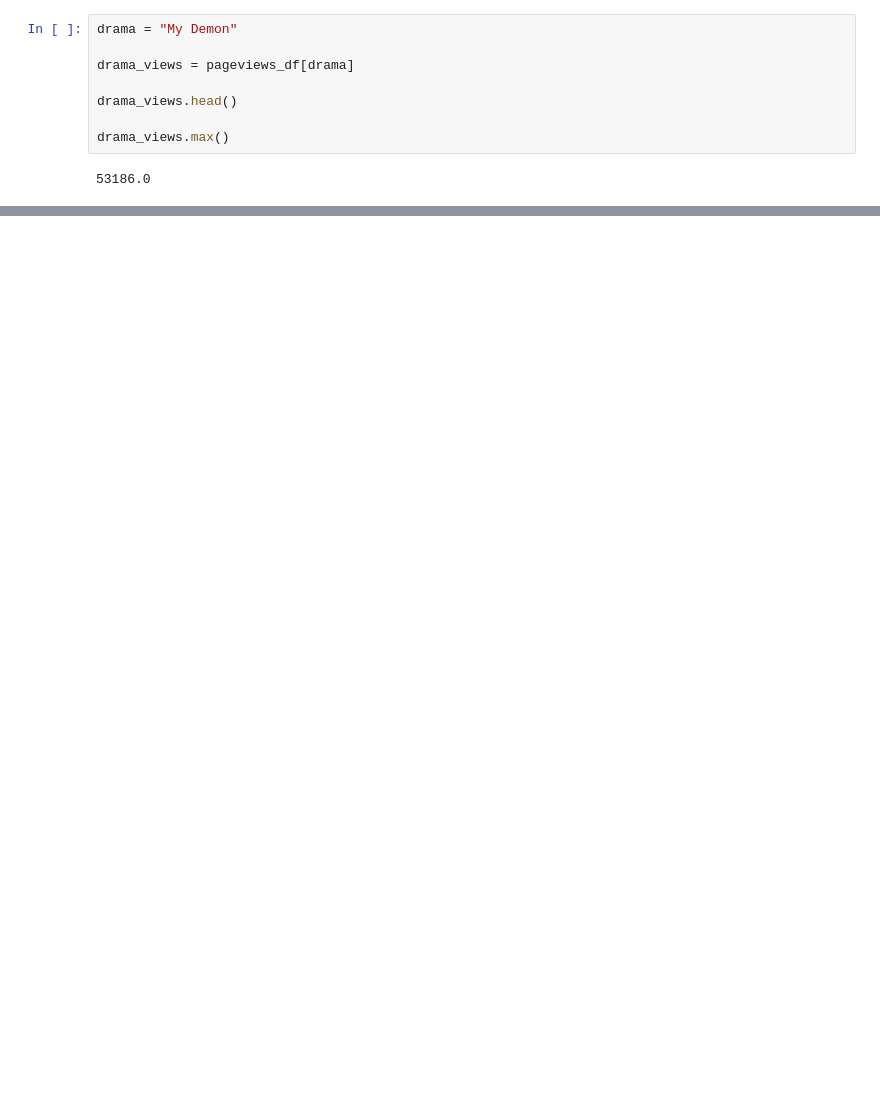
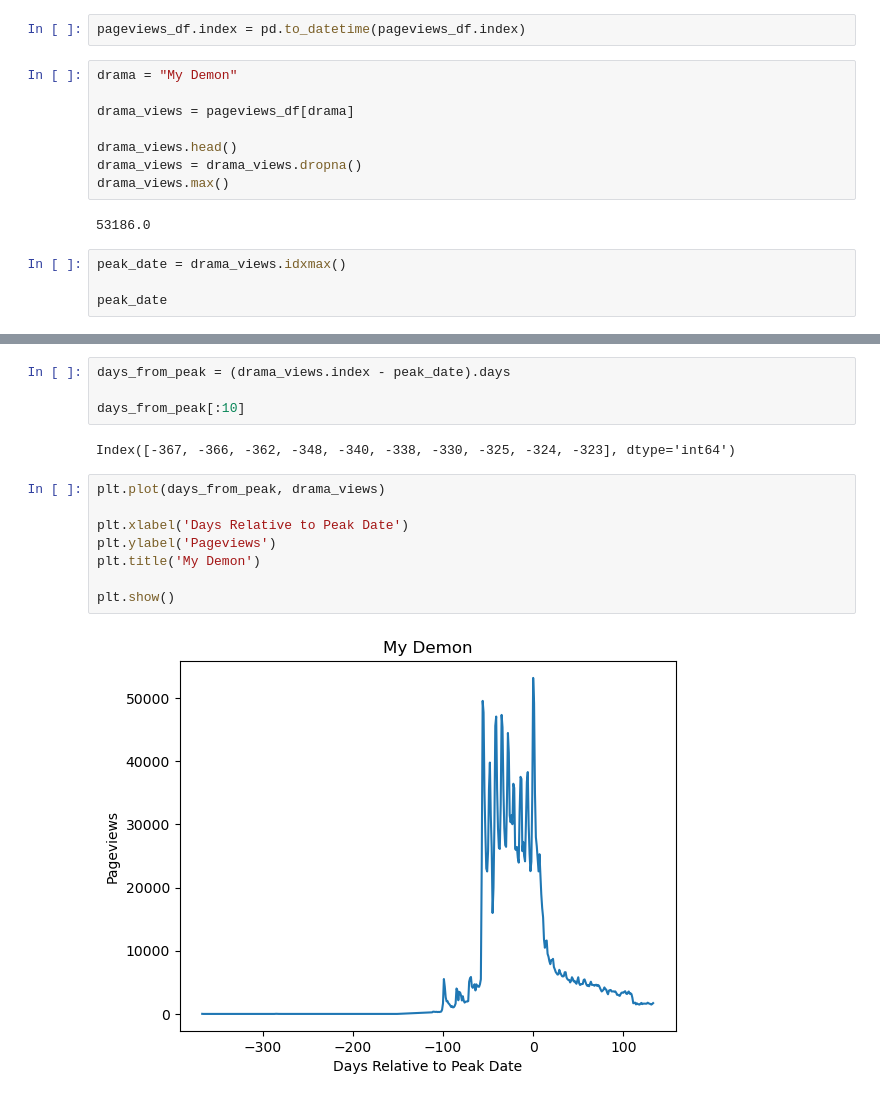
Before and after one commit to aayahosman/Week-3-Tasks-Friday, a Jupyter notebook: Part 5 Task.ipynb, the cells around one changed output, grey strips where cells are left out. Saved outputs shown, nothing was run; the diff lists cells and outputs as text; blank space fills up the shorter version.

```diff
--- a/Part 5 Task.ipynb
+++ b/Part 5 Task.ipynb
@@ -308,13 +262,19 @@ pageviews_df.head()
 | 2022-06-03 | NaN | 183 | NaN | NaN | NaN | ... |
 | 2022-06-04 | NaN | 167 | NaN | NaN | NaN | ... |
 | 2022-06-05 | NaN | 212 | NaN | NaN | NaN | ... |
+# %%
+pageviews_df.index = pd.to_datetime(pageviews_df.index)
 # %%
 drama = "My Demon"
 
 drama_views = pageviews_df[drama]
 
 drama_views.head()
-
+drama_views = drama_views.dropna()
 drama_views.max()
 # %% [output]
 53186.0
+# %%
+peak_date = drama_views.idxmax()
+
+peak_date
@@ -320,0 +283,16 @@ drama_views.max()
+# %%
+days_from_peak = (drama_views.index - peak_date).days
+
+days_from_peak[:10]
+# %% [output]
+Index([-367, -366, -362, -348, -340, -338, -330, -325, -324, -323], dtype='int64')
+# %%
+plt.plot(days_from_peak, drama_views)
+
+plt.xlabel('Days Relative to Peak Date')
+plt.ylabel('Pageviews')
+plt.title('My Demon')
+
+plt.show()
+# %% [output]
+[figure, added]
```
Also changed, not shown: parts of 13 cells of this notebook, 4 other files.
